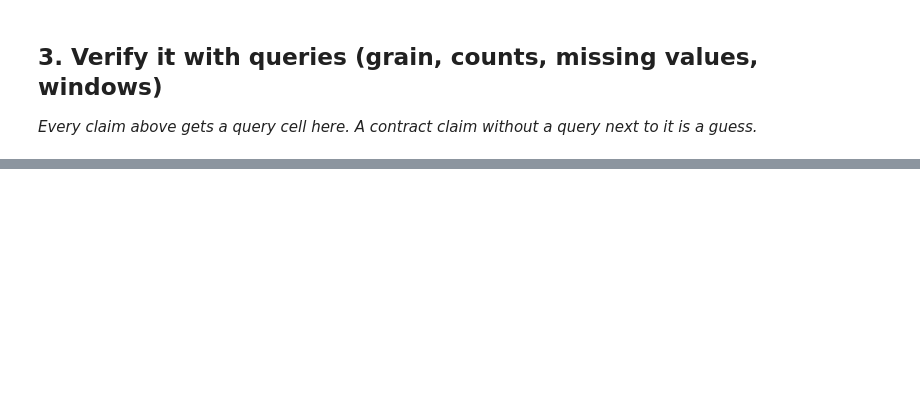
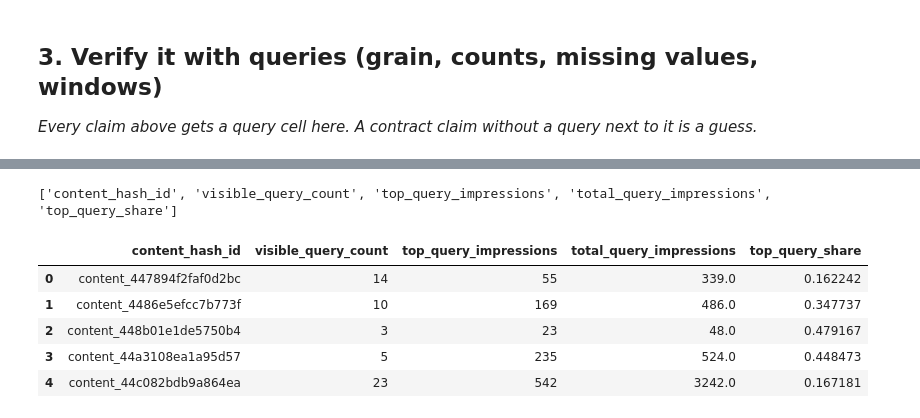
Before and after one commit to srivastava071/flyrank-ml-internship, a Jupyter notebook: work/notebooks/w03_data_contract.ipynb, the cells around one changed output, grey strips where cells are left out. Saved outputs shown, nothing was run; the diff lists cells and outputs as text; code cells hidden in the pictures; blank space fills up the shorter version.

```diff
--- a/work/notebooks/w03_data_contract.ipynb
+++ b/work/notebooks/w03_data_contract.ipynb
@@ -36,0 +293,26 @@ This skeleton is yours to fill. Work the sections **in order** — each one has
+# %%
+qsignals = con.sql(f"""
+SELECT
+    content_hash_id,
+    ANY_VALUE(content_visible_query_count) AS visible_query_count,
+    MAX(impressions_90d) AS top_query_impressions,
+    SUM(impressions_90d) AS total_query_impressions
+FROM {TABLES['fact_query_90d']}
+GROUP BY content_hash_id
+""").df()
+
+qsignals["top_query_share"] = (
+    qsignals["top_query_impressions"]
+    / qsignals["total_query_impressions"]
+)
+
+print(qsignals.columns.tolist())
+qsignals.head()
+# %% [output]
+['content_hash_id', 'visible_query_count', 'top_query_impressions', 'total_query_impressions', 'top_query_share']
+|  | content_hash_id | visible_query_count | top_query_impressions | total_query_impressions | top_query_share |
+| 0 | content_447894f2faf0d2bc | 14 | 55 | 339.0 | 0.162242 |
+| 1 | content_4486e5efcc7b773f | 10 | 169 | 486.0 | 0.347737 |
+| 2 | content_448b01e1de5750b4 | 3 | 23 | 48.0 | 0.479167 |
+| 3 | content_44a3108ea1a95d57 | 5 | 235 | 524.0 | 0.448473 |
+| 4 | content_44c082bdb9a864ea | 23 | 542 | 3242.0 | 0.167181 |
```
Also changed, not shown: parts of 33 cells of this notebook.
